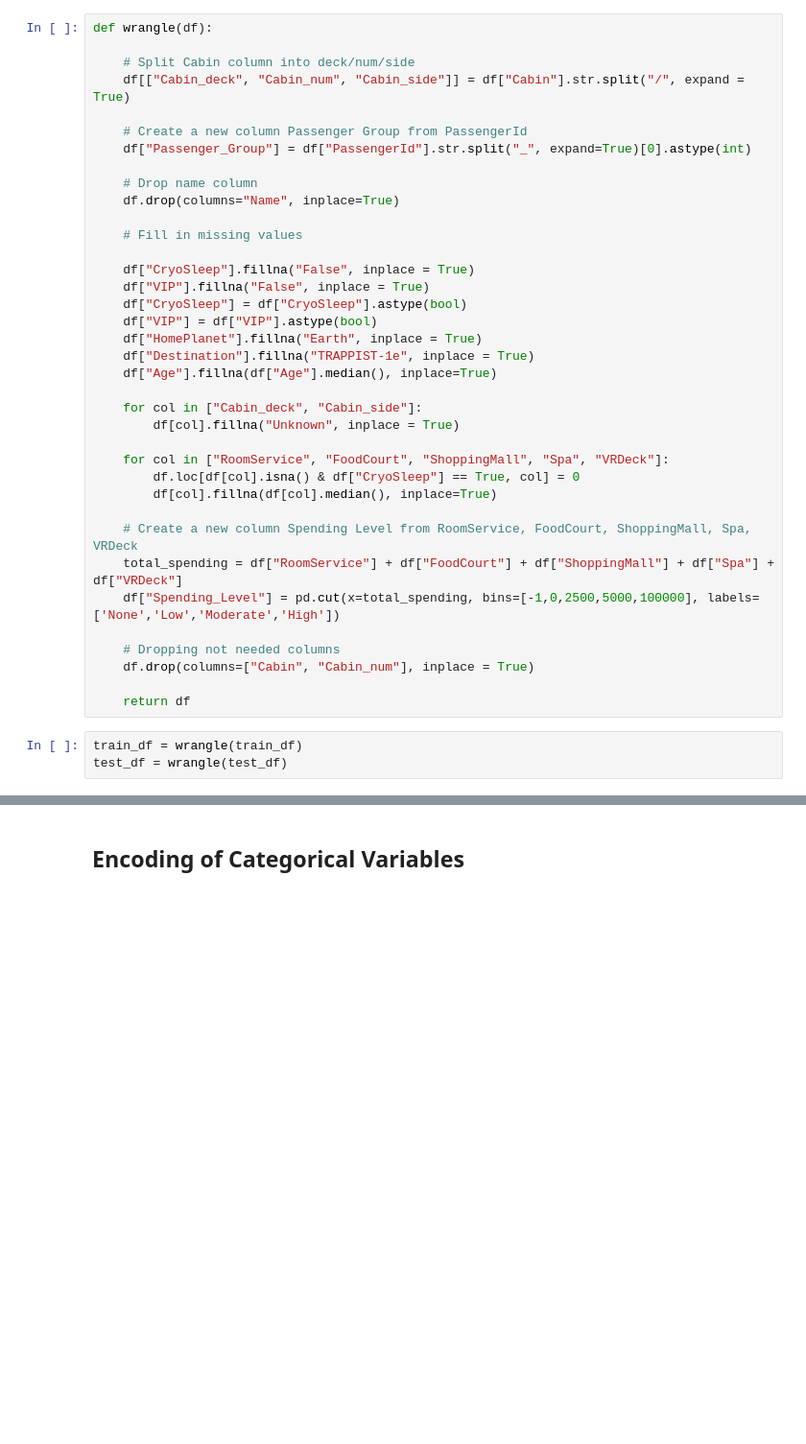
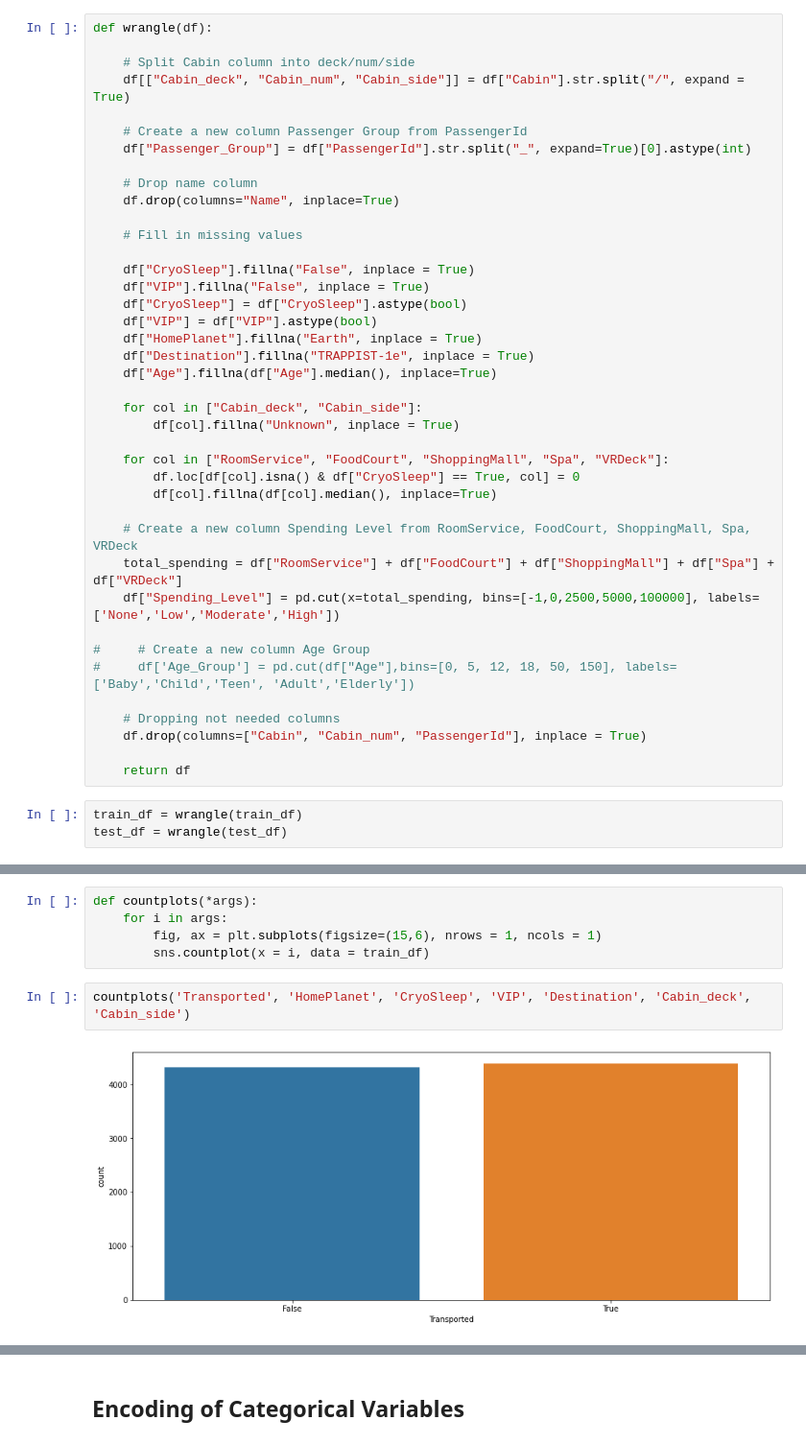
Before and after one commit to Priyanka-Gangadhar-Palshetkar/kaggle-spaceship-titanic, a Jupyter notebook: spaceship-titanic-score-0-8.ipynb, the cells around one changed output, grey strips where cells are left out. Shown at 96% size. Saved outputs shown, nothing was run; the diff lists cells and outputs as text; blank space fills up the shorter version.

```diff
--- a/spaceship-titanic-score-0-8.ipynb
+++ b/spaceship-titanic-score-0-8.ipynb
@@ -187,8 +186,11 @@ def wrangle(df):
     total_spending = df["RoomService"] + df["FoodCourt"] + df["ShoppingMall"] + df["Spa"] + df["VRDeck"]
     df["Spending_Level"] = pd.cut(x=total_spending, bins=[-1,0,2500,5000,100000], labels=['None','Low','Moderate','High'])
 
+#     # Create a new column Age Group
+#     df['Age_Group'] = pd.cut(df["Age"],bins=[0, 5, 12, 18, 50, 150], labels=['Baby','Child','Teen', 'Adult','Elderly'])
+
     # Dropping not needed columns
-    df.drop(columns=["Cabin", "Cabin_num"], inplace = True)
+    df.drop(columns=["Cabin", "Cabin_num", "PassengerId"], inplace = True)
 
     return df
 # %%
@@ -236,0 +241,9 @@ memory usage: 413.8+ KB
+# %%
+def countplots(*args):
+    for i in args:
+        fig, ax = plt.subplots(figsize=(15,6), nrows = 1, ncols = 1)
+        sns.countplot(x = i, data = train_df)
+# %%
+countplots('Transported', 'HomePlanet', 'CryoSleep', 'VIP', 'Destination', 'Cabin_deck', 'Cabin_side')
+# %% [output]
+[figure, added]
```
Also changed, not shown: parts of 31 cells of this notebook.
